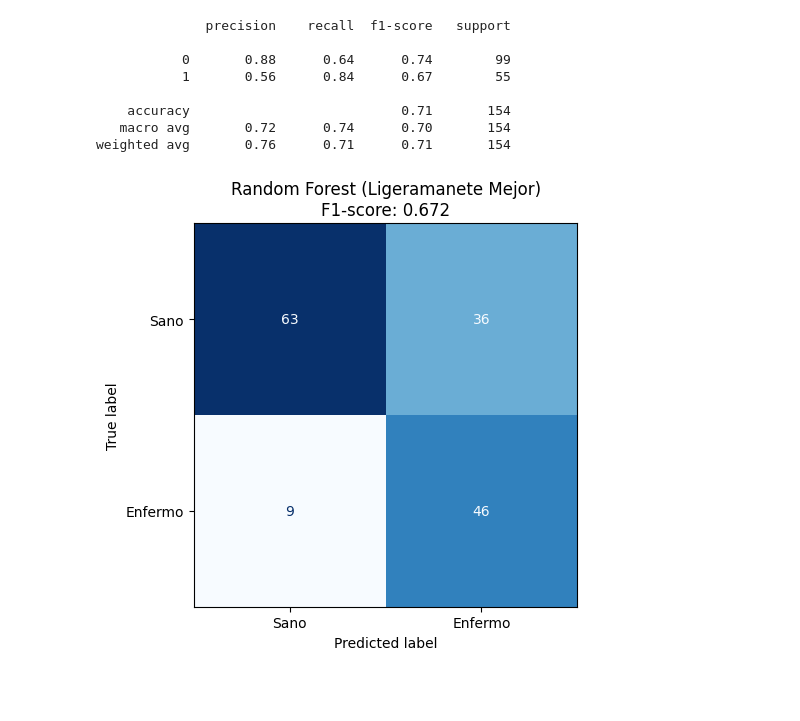
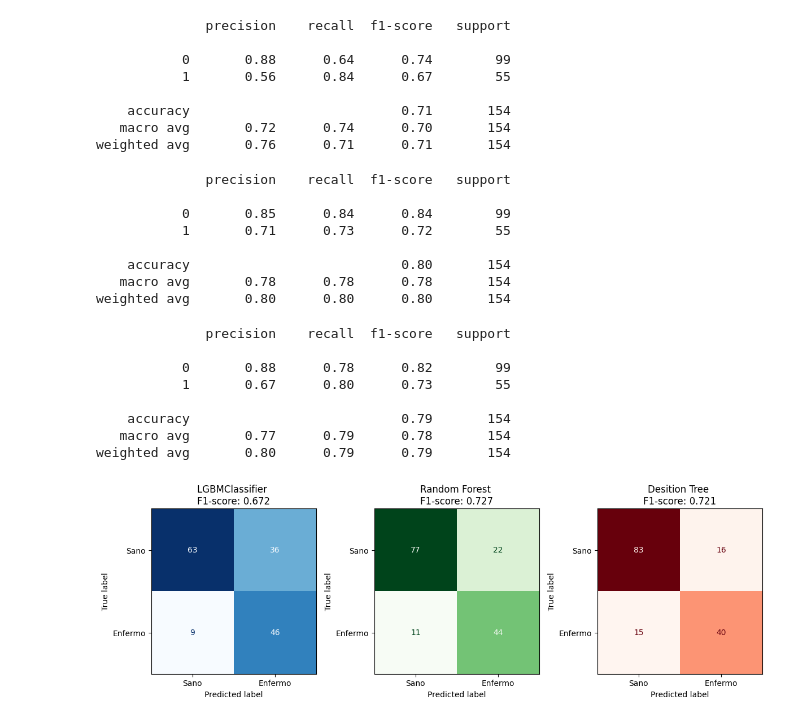
Before and after one commit to 4GeeksAcademy/andrupax94-intro-ml, a Jupyter notebook: src/06-boosting-diabetes.ipynb, the cells around one changed output. Saved outputs shown, nothing was run; the diff lists cells and outputs as text; code cells hidden in the pictures; blank space fills up the shorter version.

```diff
--- a/src/06-boosting-diabetes.ipynb
+++ b/src/06-boosting-diabetes.ipynb
@@ -52,7 +50,9 @@ from scipy.stats import randint, uniform, loguniform
 # Cargamos el dataset que como recordaremos en el ejericio anterior es el que tiene outliers suavizados lo hacemos a traves de paquete pk1
 model_pack = joblib.load('../data/processed/models/diabetes04/diabetes_rf_rt.pkl')
 # Creamos nuestras variales y les asignamos los valores del paquete, model_dt y model_rf son los modelos de los ejercicio anteriores.
-model_dt, model_rf, x_train, x_test, y_train, y_test = model_pack["model_dt"], model_pack["model_rf"], model_pack["x_train"], model_pack["x_test"], model_pack["y_train"], model_pack["y_test"]
+model_dt: DecisionTreeClassifier = model_pack["model_dt"]
+model_rf: RandomForestClassifier = model_pack["model_rf"]
+x_train, x_test, y_train, y_test = model_pack["x_train"], model_pack["x_test"], model_pack["y_train"], model_pack["y_test"]
 x_train
 # %% [output]
 |  | Pregnancies | Glucose | BloodPressure | SkinThickness | Insulin | BMI | DiabetesPedigreeFunction | Age |
@@ -112,6 +121,7 @@ Fitting 10 folds for each of 500 candidates, totalling 5000 fits
 # %%
+#Los Imprimimos
 columns = ["max_depth", "learning_rate", "n_estimators", "scale_pos_weight"]
-parameters_result = pd.DataFrame([best.get_params()])
+parameters_result = pd.DataFrame([model_lgbm.get_params()])
 parameters_result[columns]
 # %% [output]
 |  | max_depth | learning_rate | n_estimators | scale_pos_weight |
@@ -211,17 +238,63 @@ print(classification_report(y_test, predictions_boost))
     accuracy                           0.71       154
    macro avg       0.72      0.74      0.70       154
 weighted avg       0.76      0.71      0.71       154
+# %%
+#Cargamos los datos del desition tree de los ejercicios anteriores para comparar
+umbral_dt=0.4392
+model_dt.fit(x_train, y_train)
+predictions_dt = model_dt.predict_proba(x_test)[:, 1]
+predictions_dt = (predictions_dt >= umbral_dt).astype(int)
+metrics_dt = classification_report(y_test, predictions_dt, output_dict = True)
+print(classification_report(y_test, predictions_dt))
+# %% [output]
+              precision    recall  f1-score   support
+
+           0       0.85      0.84      0.84        99
+           1       0.71      0.73      0.72        55
+
+    accuracy                           0.80       154
+   macro avg       0.78      0.78      0.78       154
+weighted avg       0.80      0.80      0.80       154
+# %%
+#Ahora los del ramdom forest
+umbral_rf=0.444
+model_rf.fit(x_train, y_train)
+predictions_rf = model_rf.predict_proba(x_test)[:, 1]
+predictions_rf = (predictions_rf >= umbral_rf).astype(int)
+metrics_rf = classification_report(y_test, predictions_rf, output_dict = True)
+print(classification_report(y_test, predictions_rf))
+# %% [output]
+              precision    recall  f1-score   support
+
+           0       0.88      0.78      0.82        99
+           1       0.67      0.80      0.73        55
+
+    accuracy                           0.79       154
+   macro avg       0.77      0.79      0.78       154
+weighted avg       0.80      0.79      0.79       154
 # %%
 # Vamos ahora a comparar ambas predicciones con una matriz de confucion
-fig, (ax1) = plt.subplots(1, 1, figsize=(12, 5))
+fig, (ax1, ax2, ax3) = plt.subplots(1, 3, figsize=(12, 5))
 
-# Random Forest (Ahora)
-cm_boost = confusion_matrix(y_test, predictions_boost)
+# Boosting (Ahora)
+cm_boost = confusion_matrix(y_test, predictions_lgbm)
 disp_boost = ConfusionMatrixDisplay(confusion_matrix=cm_boost, display_labels=["Sano", "Enfermo"])
 disp_boost.plot(ax=ax1, cmap='Blues', colorbar=False)
-ax1.set_title(f"Random Forest (Ligeramanete Mejor)\nF1-score: {metrics_boost['1']['f1-score']:.3f}")
+ax1.set_title(f"LGBMClassifier \nF1-score: {metrics_lgbm['1']['f1-score']:.3f}")
+
+# Random Forest
+cm_rf = confusion_matrix(y_test, predictions_rf)
+disp_rf = ConfusionMatrixDisplay(confusion_matrix=cm_rf, display_labels=["Sano", "Enfermo"])
+disp_rf.plot(ax=ax2, cmap='Greens', colorbar=False)
+ax2.set_title(f"Random Forest \nF1-score: {metrics_rf['1']['f1-score']:.3f}")
+
+# Desition Tree
+cm_dt = confusion_matrix(y_test, predictions_dt)
+disp_dt = ConfusionMatrixDisplay(confusion_matrix=cm_dt, display_labels=["Sano", "Enfermo"])
+disp_dt.plot(ax=ax3, cmap='Reds', colorbar=False)
+ax3.set_title(f"Desition Tree \nF1-score: {metrics_dt['1']['f1-score']:.3f}")
 
 plt.tight_layout()
 plt.show()
 # %% [output]
-[figure, old version]
+[figure, new version]
```
Also changed, not shown: parts of 10 cells of this notebook, 2 other files.
